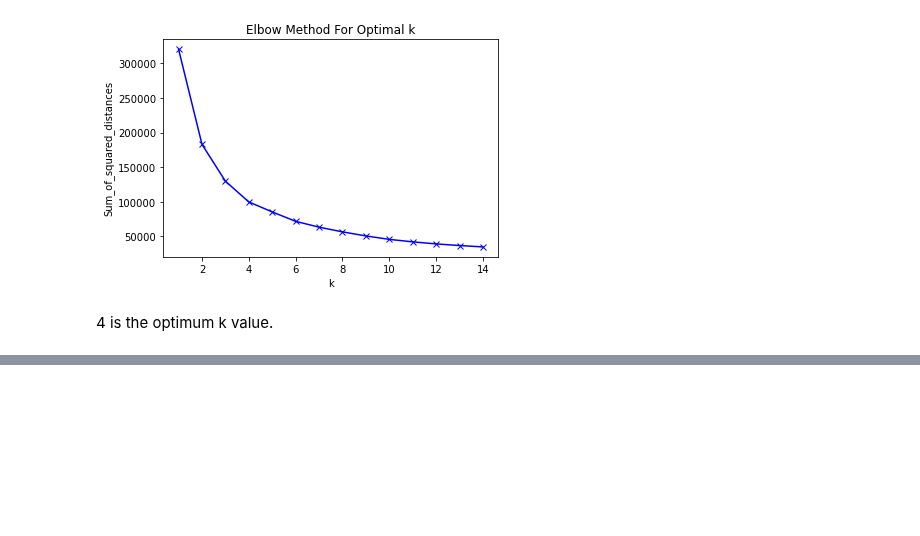
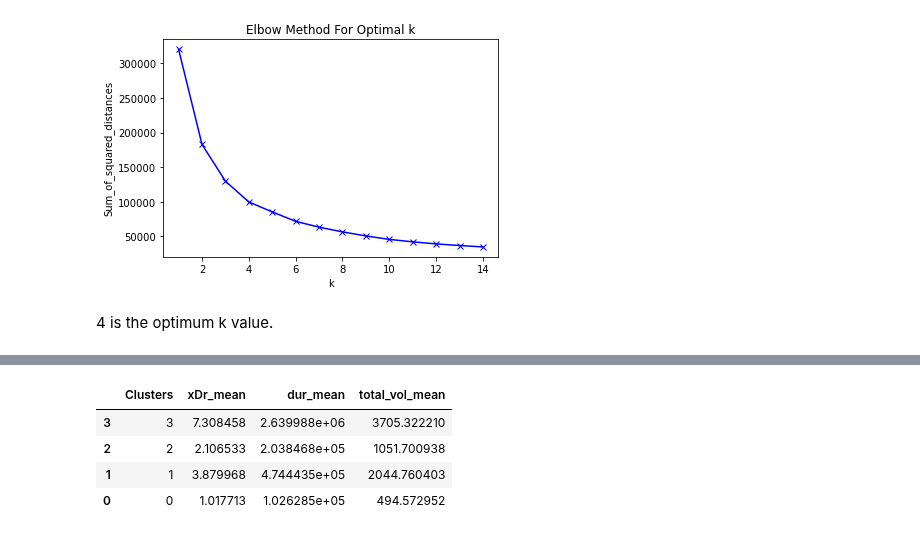
Before and after one commit to benbel376/telecom_users_analytics, a Jupyter notebook: notebooks/user_engagement_analysis.ipynb, the cells around one changed output, grey strips where cells are left out. Cells and saved outputs as stored; diff of their text form; code cells hidden in the pictures; blank space fills up the shorter version.

```diff
--- a/notebooks/user_engagement_analysis.ipynb
+++ b/notebooks/user_engagement_analysis.ipynb
@@ -258,0 +300,8 @@ plt.show()
+# %%
+clus_mean_df_2.sort_values(by="Clusters", ascending=False)
+# %% [output]
+|  | Clusters | xDr_mean | dur_mean | total_vol_mean |
+| 3 | 3 | 7.308458 | 2.639988e+06 | 3705.322210 |
+| 2 | 2 | 2.106533 | 2.038468e+05 | 1051.700938 |
+| 1 | 1 | 3.879968 | 4.744435e+05 | 2044.760403 |
+| 0 | 0 | 1.017713 | 1.026285e+05 | 494.572952 |
```
Also changed, not shown: parts of 7 cells of this notebook.
